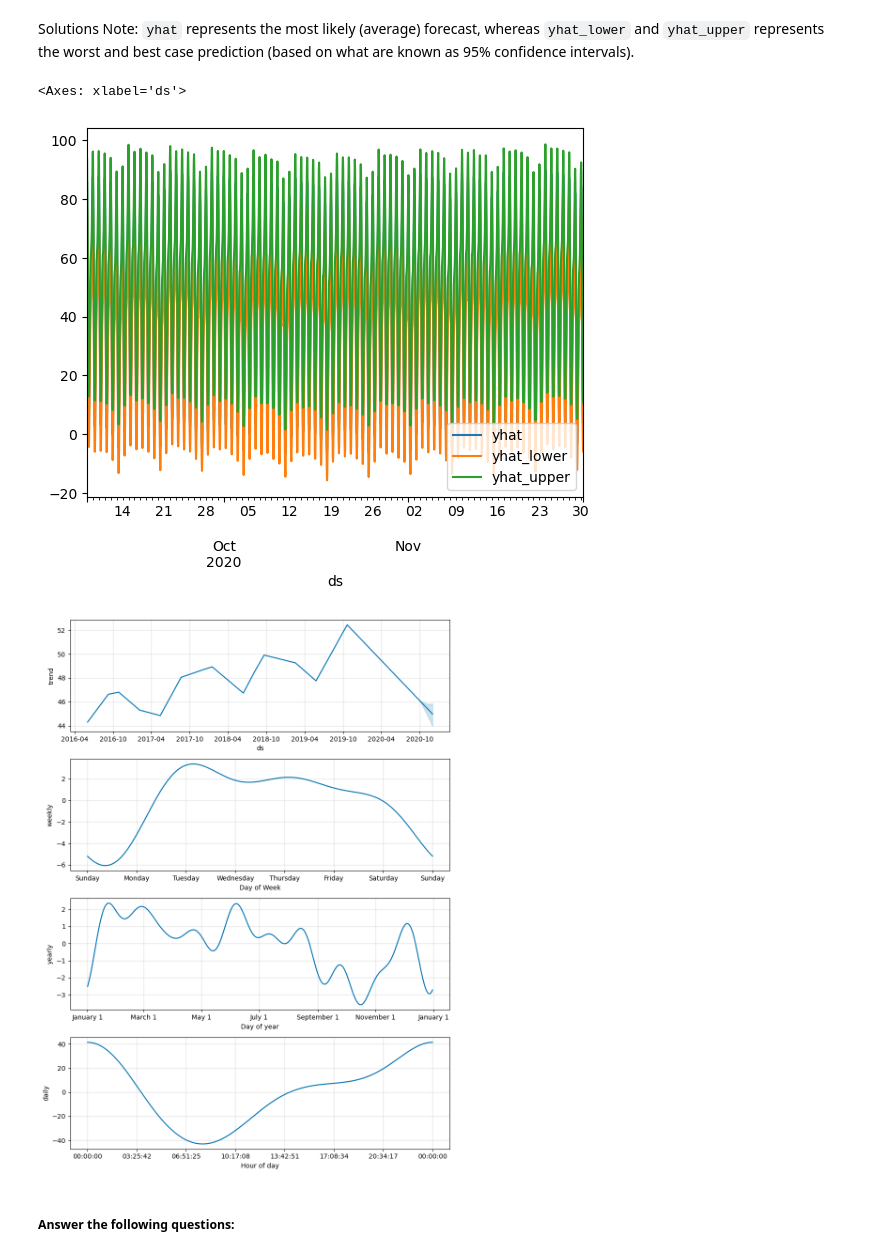
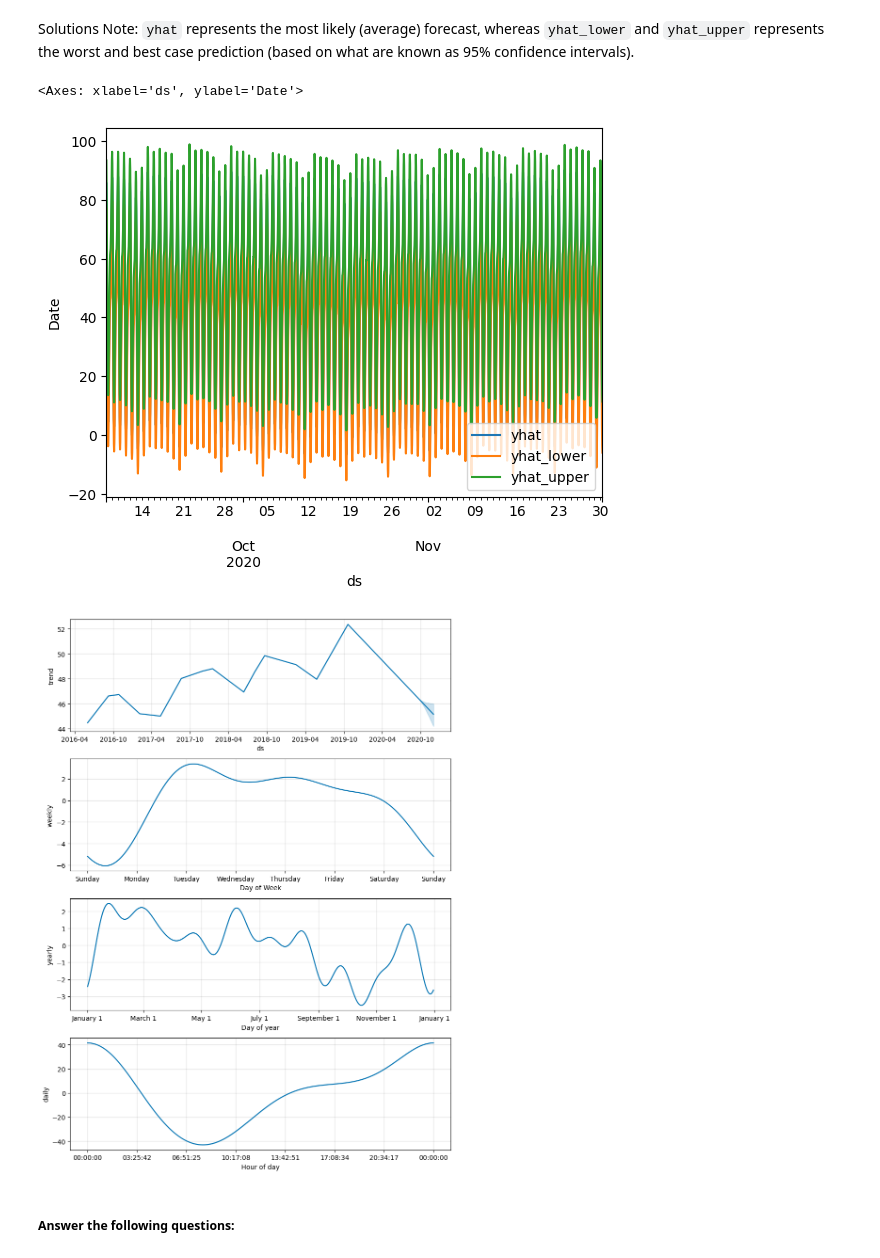
Before and after one commit to tawlee/prophet-challenge, a Jupyter notebook: forecasting_net_prophet.ipynb, the cells around one changed output. Drawn from its saved outputs; the diff is of its cells as text; code cells hidden in the pictures.

```diff
--- a/forecasting_net_prophet.ipynb
+++ b/forecasting_net_prophet.ipynb
@@ -375,3 +430,4 @@ Now, you need to produce a time series model that analyzes and forecasts pattern
 # %%
 # Fit the time-series model.
+model_mercado_trends.fit(prophet_df)
 # %% [output]
@@ -381,9 +444,10 @@ Now, you need to produce a time series model that analyzes and forecasts pattern
 # %%
 # Create a future dataframe to hold predictions
 # Make the prediction go out as far as 2000 hours (approx 80 days)
-
+future_mercado_df = model_mercado_trends.make_future_dataframe(periods = 2000, freq = 'H')
 
 # View the last five rows of the future_mercado_trends DataFrame
+future_mercado_df.tail()
 # %% [output]
 |  | ds |
 | 39101 | 2020-11-30 04:00:00 |
@@ -393,8 +457,9 @@ Now, you need to produce a time series model that analyzes and forecasts pattern
 | 39105 | 2020-11-30 08:00:00 |
 # %%
 # Make the predictions for the trend data using the future_mercado_trends DataFrame
-
+forecast_mercado_trends = model_mercado_trends.predict(future_mercado_df)
 
 # Display the first five rows of the forecast_mercado_trends DataFrame
+forecast_mercado_trends.head()
 # %% [output]
 |  | ds | trend | yhat_lower | yhat_upper | trend_lower | trend_upper | additive_terms | ... |
@@ -427,9 +493,10 @@ Now, you need to produce a time series model that analyzes and forecasts pattern
 * What's the lowest point for search traffic in the calendar year?
 # %%
 # Set the index in the forecast_mercado_trends DataFrame to the ds datetime column
-
+forecast_mercado_trends = forecast_mercado_trends.set_index(["ds"])
 
 # View the only the yhat,yhat_lower and yhat_upper columns from the DataFrame
+forecast_mercado_trends[["yhat", "yhat_lower", "yhat_upper"]]
 # %% [output]
 |  | yhat | yhat_lower | yhat_upper |
 | ds |  |  |  |
@@ -443,17 +517,21 @@ Solutions Note: `yhat` represents the most likely (average) forecast, whereas `y
 # %%
 # From the forecast_mercado_trends DataFrame, plot the data to visualize
 #  the yhat, yhat_lower, and yhat_upper columns over the last 2000 hours
+plot_df = forecast_mercado_trends[["yhat", "yhat_lower", "yhat_upper"]].iloc[-2000:, :]
+
+plot_df.plot(ylabel='Date')
 # %% [output]
-<Axes: xlabel='ds'>
+<Axes: xlabel='ds', ylabel='Date'>
-[figure, old version]
+[figure, new version]
 # %%
 # Reset the index in the forecast_mercado_trends DataFrame
-
+forecast_mercado_trends = forecast_mercado_trends.reset_index()
 
 # Use the plot_components function to visualize the forecast results
 # for the forecast_canada DataFrame
+figures_mercado_trends = model_mercado_trends.plot_components(forecast_mercado_trends)
 # %% [output]
-[figure, old version]
+[figure, new version]
 # %% [markdown]
 ##### Answer the following questions:
 # %% [markdown]
```
Also changed, not shown: parts of 26 cells of this notebook, 1 other file.
